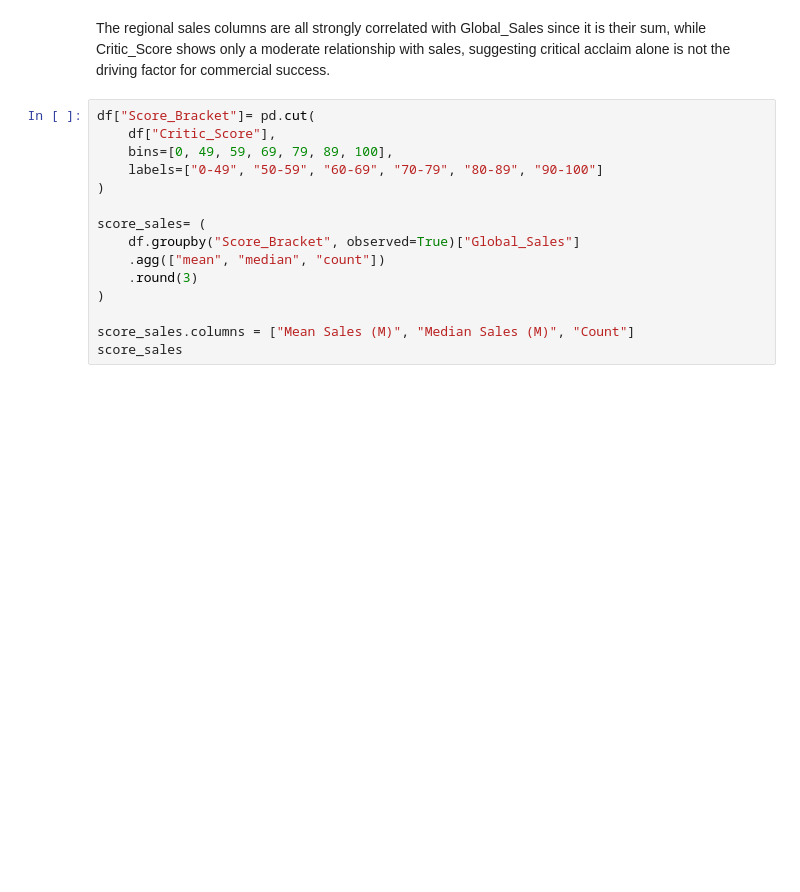
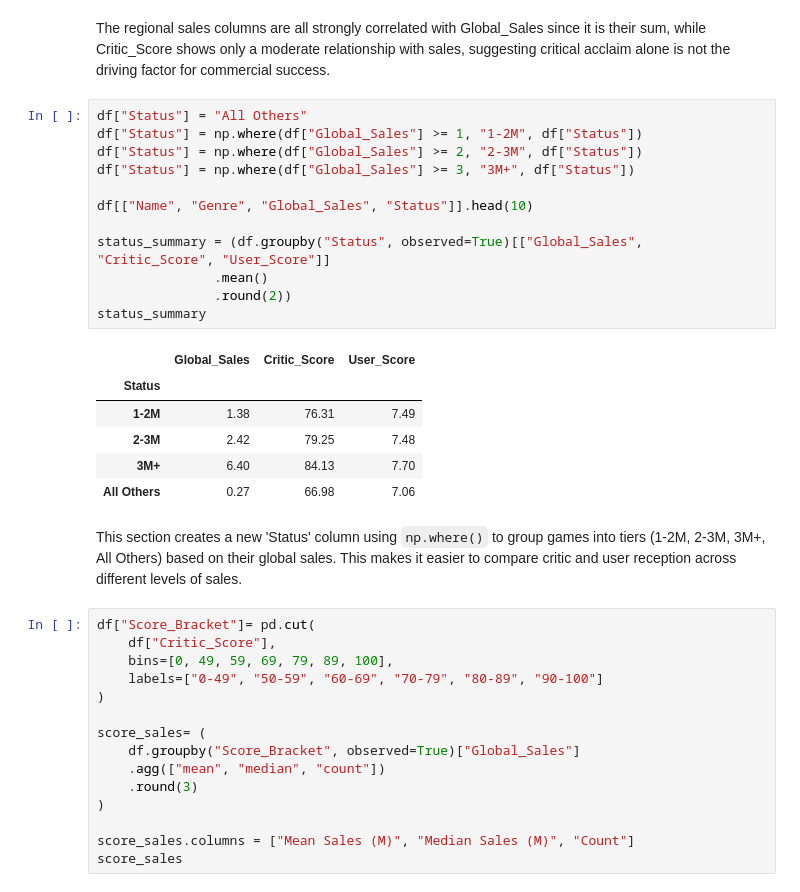
Before and after one commit to aacalanche/cis4930-sp26-project-group-19, a Jupyter notebook: notebooks/analysis.ipynb, the cells around one changed output. Drawn from its saved outputs; the diff is of its cells as text; blank space fills up the shorter version.

Commit message:
added np.where() function example

```diff
--- a/notebooks/analysis.ipynb
+++ b/notebooks/analysis.ipynb
@@ -253,6 +253,27 @@ corr_matrix
 | User_Count | 0.25 | 0.29 | 0.08 | 0.24 | 0.27 | 0.26 | 0.37 | 0.02 | ... |
 # %% [markdown]
 The regional sales columns are all strongly correlated with Global_Sales since it is their sum, while Critic_Score shows only a moderate relationship with sales, suggesting critical acclaim alone is not the driving factor for commercial success.
+# %%
+df["Status"] = "All Others"
+df["Status"] = np.where(df["Global_Sales"] >= 1, "1-2M", df["Status"])
+df["Status"] = np.where(df["Global_Sales"] >= 2, "2-3M", df["Status"])
+df["Status"] = np.where(df["Global_Sales"] >= 3, "3M+", df["Status"])
+
+df[["Name", "Genre", "Global_Sales", "Status"]].head(10)
+
+status_summary = (df.groupby("Status", observed=True)[["Global_Sales", "Critic_Score", "User_Score"]]
+               .mean()
+               .round(2))
+status_summary
+# %% [output]
+|  | Global_Sales | Critic_Score | User_Score |
+| Status |  |  |  |
+| 1-2M | 1.38 | 76.31 | 7.49 |
+| 2-3M | 2.42 | 79.25 | 7.48 |
+| 3M+ | 6.40 | 84.13 | 7.70 |
+| All Others | 0.27 | 66.98 | 7.06 |
+# %% [markdown]
+This section creates a new 'Status' column using `np.where()` to group games into tiers (1-2M, 2-3M, 3M+, All Others) based on their global sales. This makes it easier to compare critic and user reception across different levels of sales.
 # %%
 df["Score_Bracket"]= pd.cut(
     df["Critic_Score"],
```
